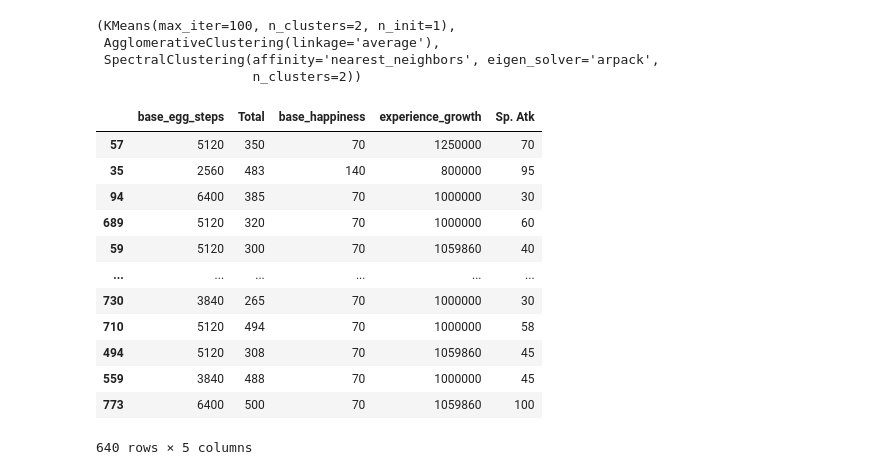
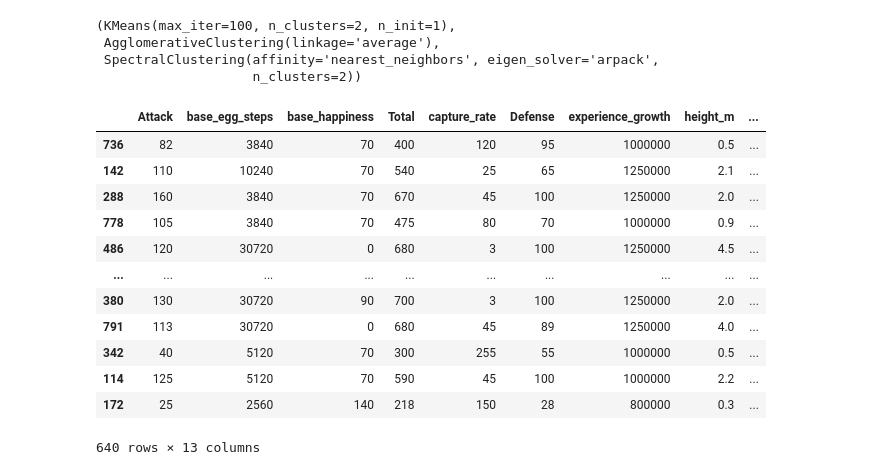
Before and after one commit to LiamLeGoffic/SPLEX_Project, a Jupyter notebook: pokemon_analysis_final.ipynb, the cells around one changed output. Cells and saved outputs as stored; diff of their text form; code cells hidden in the pictures.

```diff
--- a/pokemon_analysis_final.ipynb
+++ b/pokemon_analysis_final.ipynb
@@ -535,34 +588,34 @@ kmeans_pokemon(data2,"Sp. Atk","Total","Legendary")
 # %%
 # Split into testing and training data on numerics
 from sklearn.model_selection import train_test_split
 
 def numeric_data_split(dataset):
     legendary_class = dataset["Legendary"]
-    #dataset = dataset.drop(["percentage_male", "#", "Generation", "Legendary"],axis=1) # Drop three numeric metrics that aren't relevant + Class
-    dataset = dataset[["base_egg_steps","Total","base_happiness","experience_growth","Sp. Atk"]] # Keep top 5 metrics that are relevant
+    dataset = dataset.drop(["percentage_male", "#", "Generation", "Legendary"],axis=1) # Drop three numeric metrics that aren't relevant + Class
+    #dataset = dataset[["base_egg_steps","Total","base_happiness","experience_growth","Sp. Atk"]] # Keep top 5 metrics that are relevant
     dataset = dataset.fillna(0)
 
     data_num = dataset._get_numeric_data()
 
     return train_test_split(data_num, legendary_class,test_size = 0.2)
 
 data2 = pd.read_csv('data/pokemon_dataset_2.csv')
 X_train, X_test, Y_train, Y_test = numeric_data_split(data2)
 X_train
 # %% [output]
-|  | base_egg_steps | Total | base_happiness | experience_growth | Sp. Atk |
-| 57 | 5120 | 350 | 70 | 1250000 | 70 |
-| 35 | 2560 | 483 | 140 | 800000 | 95 |
-| 94 | 6400 | 385 | 70 | 1000000 | 30 |
-| 689 | 5120 | 320 | 70 | 1000000 | 60 |
-| 59 | 5120 | 300 | 70 | 1059860 | 40 |
-| ... | ... | ... | ... | ... | ... |
-| 730 | 3840 | 265 | 70 | 1000000 | 30 |
-| 710 | 5120 | 494 | 70 | 1000000 | 58 |
-| 494 | 5120 | 308 | 70 | 1059860 | 45 |
-| 559 | 3840 | 488 | 70 | 1000000 | 45 |
-| 773 | 6400 | 500 | 70 | 1059860 | 100 |
+|  | Attack | base_egg_steps | base_happiness | Total | capture_rate | Defense | experience_growth | height_m | ... |
+| 736 | 82 | 3840 | 70 | 400 | 120 | 95 | 1000000 | 0.5 | ... |
+| 142 | 110 | 10240 | 70 | 540 | 25 | 65 | 1250000 | 2.1 | ... |
+| 288 | 160 | 3840 | 70 | 670 | 45 | 100 | 1250000 | 2.0 | ... |
+| 778 | 105 | 3840 | 70 | 475 | 80 | 70 | 1000000 | 0.9 | ... |
+| 486 | 120 | 30720 | 0 | 680 | 3 | 100 | 1250000 | 4.5 | ... |
+| ... | ... | ... | ... | ... | ... | ... | ... | ... | ... |
+| 380 | 130 | 30720 | 90 | 700 | 3 | 100 | 1250000 | 2.0 | ... |
+| 791 | 113 | 30720 | 0 | 680 | 45 | 89 | 1250000 | 4.0 | ... |
+| 342 | 40 | 5120 | 70 | 300 | 255 | 55 | 1000000 | 0.5 | ... |
+| 114 | 125 | 5120 | 70 | 590 | 45 | 100 | 1000000 | 2.2 | ... |
+| 172 | 25 | 2560 | 140 | 218 | 150 | 28 | 800000 | 0.3 | ... |
-640 rows × 5 columns
+640 rows × 13 columns
 # %%
 ### --- PCA STEP --- ###
 from sklearn.decomposition import PCA
```
Also changed, not shown: parts of 18 cells of this notebook, 4 other files.
